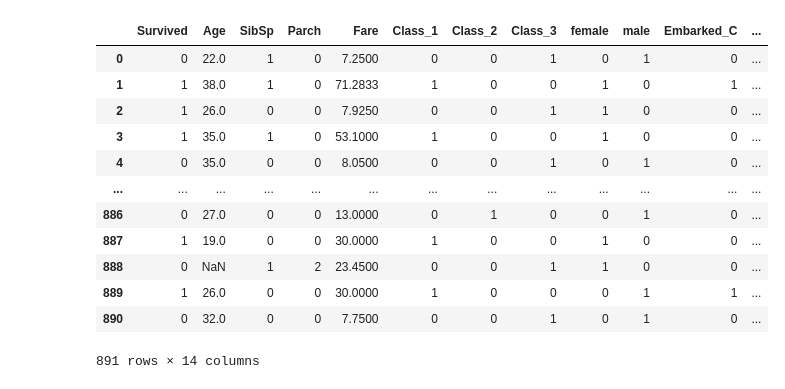
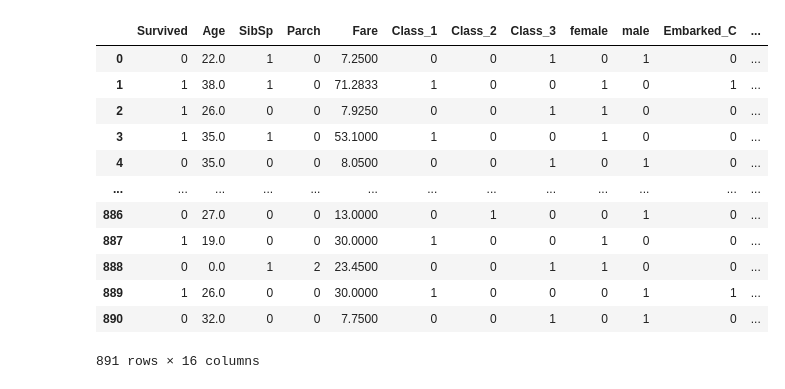
Before and after one commit to PeteCrowley/AdvancedCS, a Jupyter notebook: TitanicPrediction/TitanicPrediction.ipynb, the cells around one changed output. Cells and saved outputs as stored; diff of their text form; code cells hidden in the pictures.

```diff
--- a/TitanicPrediction/TitanicPrediction.ipynb
+++ b/TitanicPrediction/TitanicPrediction.ipynb
@@ -14,22 +16,38 @@ train_df[train_df["Embarked"].isnull()]
 # %%
-# Feature Engineering
+# Feature Engineering and Data Cleaning
+def cleaning_and_engineering(df):
+    # Categorical Variables to Boolean Indicators
+    df = pd.concat([df, pd.get_dummies(df.Pclass, prefix="Class")], axis=1)
+    df = pd.concat([df, pd.get_dummies(df.Sex)], axis=1)
+    df = pd.concat([df, pd.get_dummies(df.Embarked, dummy_na=True, prefix="Embarked")], axis=1)
 
-clean_df = pd.concat([train_df, pd.get_dummies(train_df.Pclass, prefix="Class")], axis=1)
-clean_df = pd.concat([clean_df, pd.get_dummies(train_df.Sex)], axis=1)
-clean_df = pd.concat([clean_df, pd.get_dummies(train_df.Embarked, dummy_na=True, prefix="Embarked")], axis=1)
-clean_df.drop(["Ticket", "Name", "PassengerId", "Pclass", "Sex", "Embarked", "Cabin"], axis=1, inplace=True)
+    # Handle Missing Ages
+    df["MissingAge"] =  df["Age"].isnull().astype(int)
+    df["Age"].fillna(0, inplace=True)
+
+    # Handle Missing Fares
+    df["MissingFare"] =  df["Fare"].isnull().astype(int)
+    df["Fare"].fillna(0, inplace=True)
+
+    # Drop Redundant / Unnecessary Cells
+    df.drop(["Ticket", "Name", "PassengerId", "Pclass", "Sex", "Embarked", "Cabin"], axis=1, inplace=True)
+
+    return df
+
+
+clean_df = cleaning_and_engineering(train_df)
 clean_df
 # %% [output]
 |  | Survived | Age | SibSp | Parch | Fare | Class_1 | Class_2 | Class_3 | female | male | Embarked_C | ... |
 | 0 | 0 | 22.0 | 1 | 0 | 7.2500 | 0 | 0 | 1 | 0 | 1 | 0 | ... |
 | 1 | 1 | 38.0 | 1 | 0 | 71.2833 | 1 | 0 | 0 | 1 | 0 | 1 | ... |
 | 2 | 1 | 26.0 | 0 | 0 | 7.9250 | 0 | 0 | 1 | 1 | 0 | 0 | ... |
 | 3 | 1 | 35.0 | 1 | 0 | 53.1000 | 1 | 0 | 0 | 1 | 0 | 0 | ... |
 | 4 | 0 | 35.0 | 0 | 0 | 8.0500 | 0 | 0 | 1 | 0 | 1 | 0 | ... |
 | ... | ... | ... | ... | ... | ... | ... | ... | ... | ... | ... | ... | ... |
 | 886 | 0 | 27.0 | 0 | 0 | 13.0000 | 0 | 1 | 0 | 0 | 1 | 0 | ... |
 | 887 | 1 | 19.0 | 0 | 0 | 30.0000 | 1 | 0 | 0 | 1 | 0 | 0 | ... |
-| 888 | 0 | NaN | 1 | 2 | 23.4500 | 0 | 0 | 1 | 1 | 0 | 0 | ... |
+| 888 | 0 | 0.0 | 1 | 2 | 23.4500 | 0 | 0 | 1 | 1 | 0 | 0 | ... |
 | 889 | 1 | 26.0 | 0 | 0 | 30.0000 | 1 | 0 | 0 | 0 | 1 | 1 | ... |
 | 890 | 0 | 32.0 | 0 | 0 | 7.7500 | 0 | 0 | 1 | 0 | 1 | 0 | ... |
-891 rows × 14 columns
+891 rows × 16 columns
```
Also changed, not shown: parts of 23 cells of this notebook, 3 other files.
